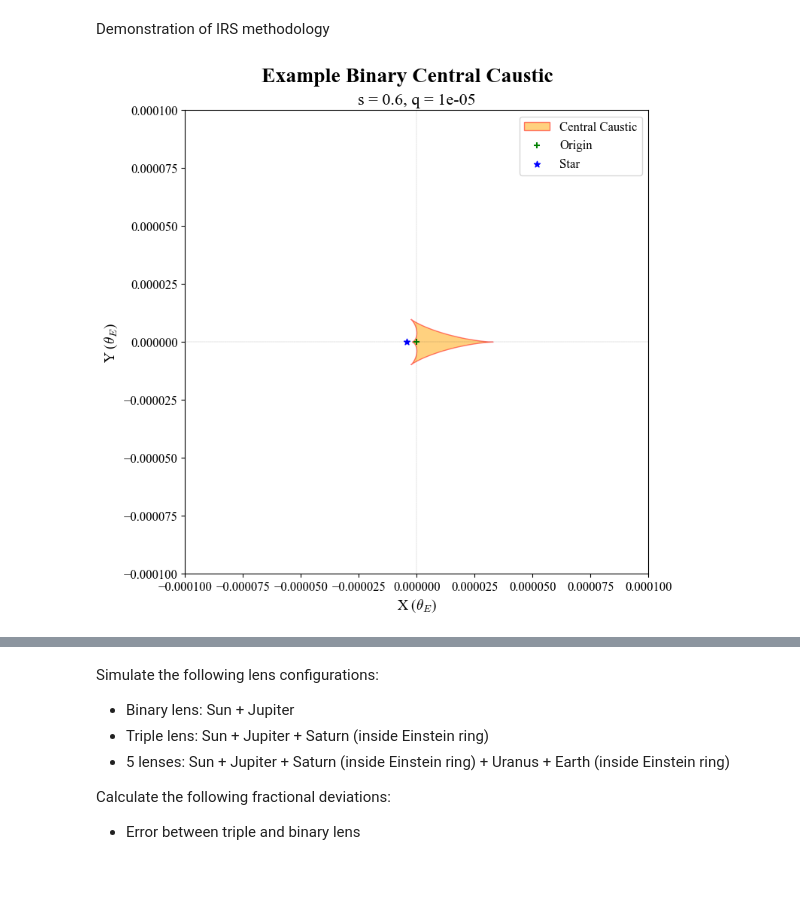
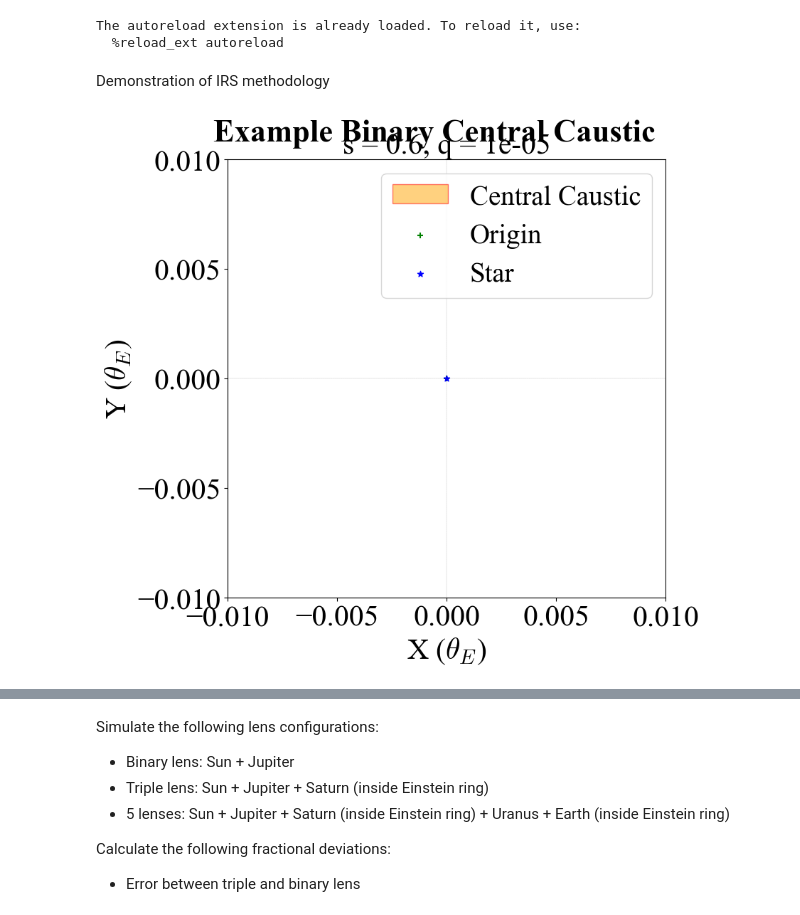
Before and after one commit to saividyud/NBLens, a Jupyter notebook: Roman F2F Conference 2/Roman_F2F_Plots.ipynb, the cells around one changed output, grey strips where cells are left out. Saved outputs shown, nothing was run; the diff lists cells and outputs as text; code cells hidden in the pictures; blank space fills up the shorter version.

```diff
--- a/Roman F2F Conference 2/Roman_F2F_Plots.ipynb
+++ b/Roman F2F Conference 2/Roman_F2F_Plots.ipynb
@@ -24,17 +24,21 @@ from scipy.ndimage import map_coordinates
 import csv
 import warnings
 
+# Setting up plotting style
 plt.rcParams['font.family'] = 'Times New Roman'
-plt.rcParams['figure.titlesize'] = 20
+plt.rcParams['figure.titlesize'] = 32
 plt.rcParams['figure.titleweight'] = 'bold'
-plt.rcParams['figure.figsize'] = (10, 8)
-plt.rcParams['axes.titlesize'] = 16
-plt.rcParams['axes.labelsize'] = 14
-plt.rcParams['figure.labelsize'] = 14
-plt.rcParams['xtick.labelsize'] = 12
-plt.rcParams['ytick.labelsize'] = 12
-plt.rcParams['legend.fontsize'] = 12
+plt.rcParams['figure.figsize'] = (14, 8)
+plt.rcParams['axes.titlesize'] = 30
+plt.rcParams['axes.labelsize'] = 30
+plt.rcParams['figure.labelsize'] = 30
+plt.rcParams['xtick.labelsize'] = 30
+plt.rcParams['ytick.labelsize'] = 30
+plt.rcParams['legend.fontsize'] = 28
 plt.rcParams['mathtext.fontset'] = 'cm'
+# %% [output]
+The autoreload extension is already loaded. To reload it, use:
+  %reload_ext autoreload
 # %%
 class _MyBinaryLens(mm.BinaryLensPointSourceWM95Magnification):
     """Custom BinaryLens class potentially for modifications or extensions."""
@@ -707,35 +711,35 @@ ax = fig.add_subplot()
 fig.suptitle('Example Binary Central Caustic', y=0.95)
 
 x = caustics[2][0] + center_of_mass[0] - desired_offset[0]
 y = caustics[2][1] + center_of_mass[1] - desired_offset[1]
 points = np.array([x, y]).T
 
 fpr = patches.Polygon(points, closed=False, fill=True, edgecolor='red', label='Central Caustic', facecolor='orange', alpha=0.5)
 ax.add_patch(fpr)
 
 ax.scatter(0, 0, color='green', marker='+', label='Origin')
 ax.scatter(lens_attributes[0, 0], lens_attributes[0, 1], color='blue', marker='*', label='Star')
 
 ax.set_aspect('equal')
 
-view = 0.0001
+view = 0.01
 ax.set_xlim(-view, view)
 ax.set_ylim(-view, view)
 
 ax.set_title(f's = {s}, q = {q}')
 ax.set_xlabel(r'X ($\theta_E$)')
 ax.set_ylabel(r'Y ($\theta_E$)')
 
 ax.hlines(0, -view, view, colors='black', linestyles='dashed', linewidth=0.1)
 ax.vlines(0, -view, view, colors='black', linestyles='dashed', linewidth=0.1)
 
 ax.legend()
 
 # fig.savefig('Example 1.png', dpi=300)
 
 plt.show()
 # %% [output]
-[figure, old version]
+[figure, new version]
 # %%
 pixels, ang_width, (qs, ss), cusp_points, (max_source_radius, min_source_radius) = ang_width_calculator(lens_attributes, pixels_in_small_source=10, cm_offset='auto', cm_translation=center_of_magnification)
 print(f'Pixels: {pixels}, Angular Width: {ang_width}, Max Source Radius: {max_source_radius}, Min Source Radius: {min_source_radius}')
```
Also changed, not shown: parts of 23 cells of this notebook, 11 other files.
